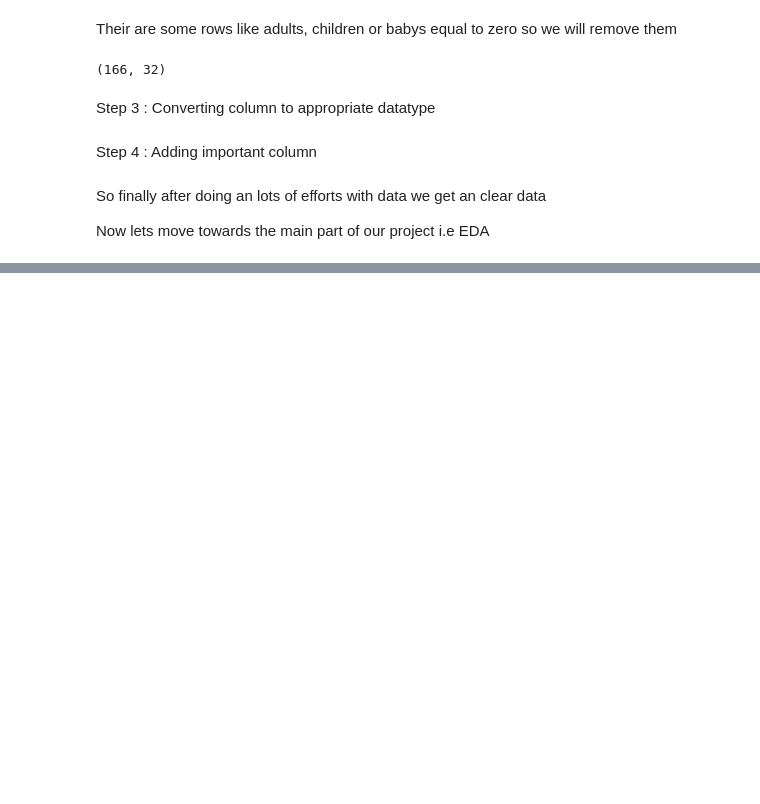
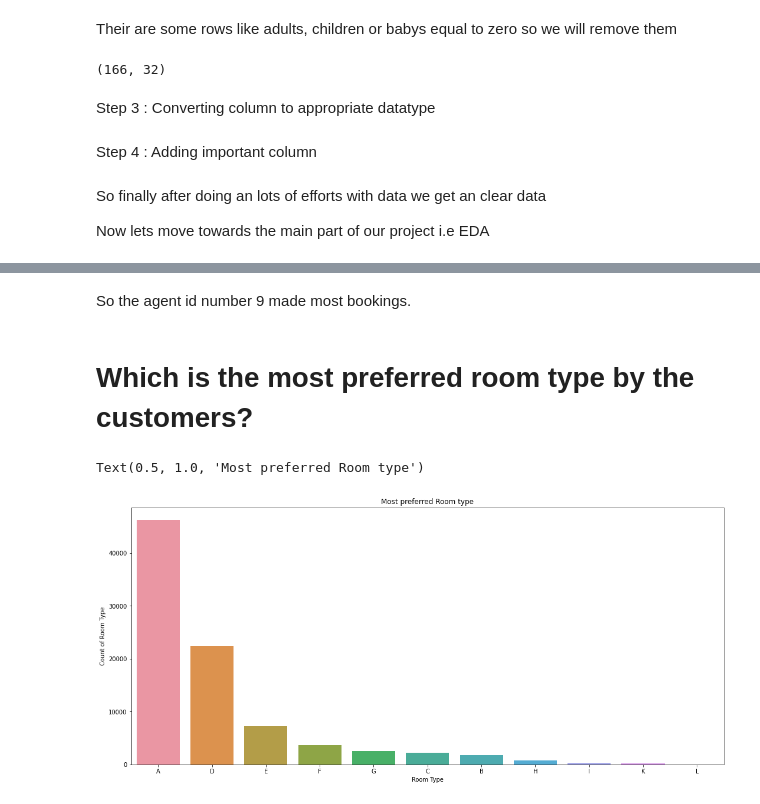
Before and after one commit to Tanushri920/Hotel-booking-analysis, a Jupyter notebook: Hotel_Booking_Analysis_Capstone_Project.ipynb, the cells around one changed output, grey strips where cells are left out. Cells and saved outputs as stored; diff of their text form; code cells hidden in the pictures; blank space fills up the shorter version.

```diff
--- a/Hotel_Booking_Analysis_Capstone_Project.ipynb
+++ b/Hotel_Booking_Analysis_Capstone_Project.ipynb
@@ -244,0 +287,17 @@ Now lets move towards the main part of our project i.e EDA
+# %% [markdown]
+So the agent id number 9 made most bookings.
+# %% [markdown]
+# Which is the most preferred room type by the customers?
+# %%
+plt.figure(figsize=(18,8))
+
+sns.countplot(x=df['assigned_room_type'],order=df['assigned_room_type'].value_counts().index)
+
+plt.xlabel('Room Type')
+
+plt.ylabel('Count of Room Type')
+
+plt.title("Most preferred Room type")
+# %% [output]
+Text(0.5, 1.0, 'Most preferred Room type')
+[figure, added]
```
Also changed, not shown: parts of 13 cells of this notebook.
